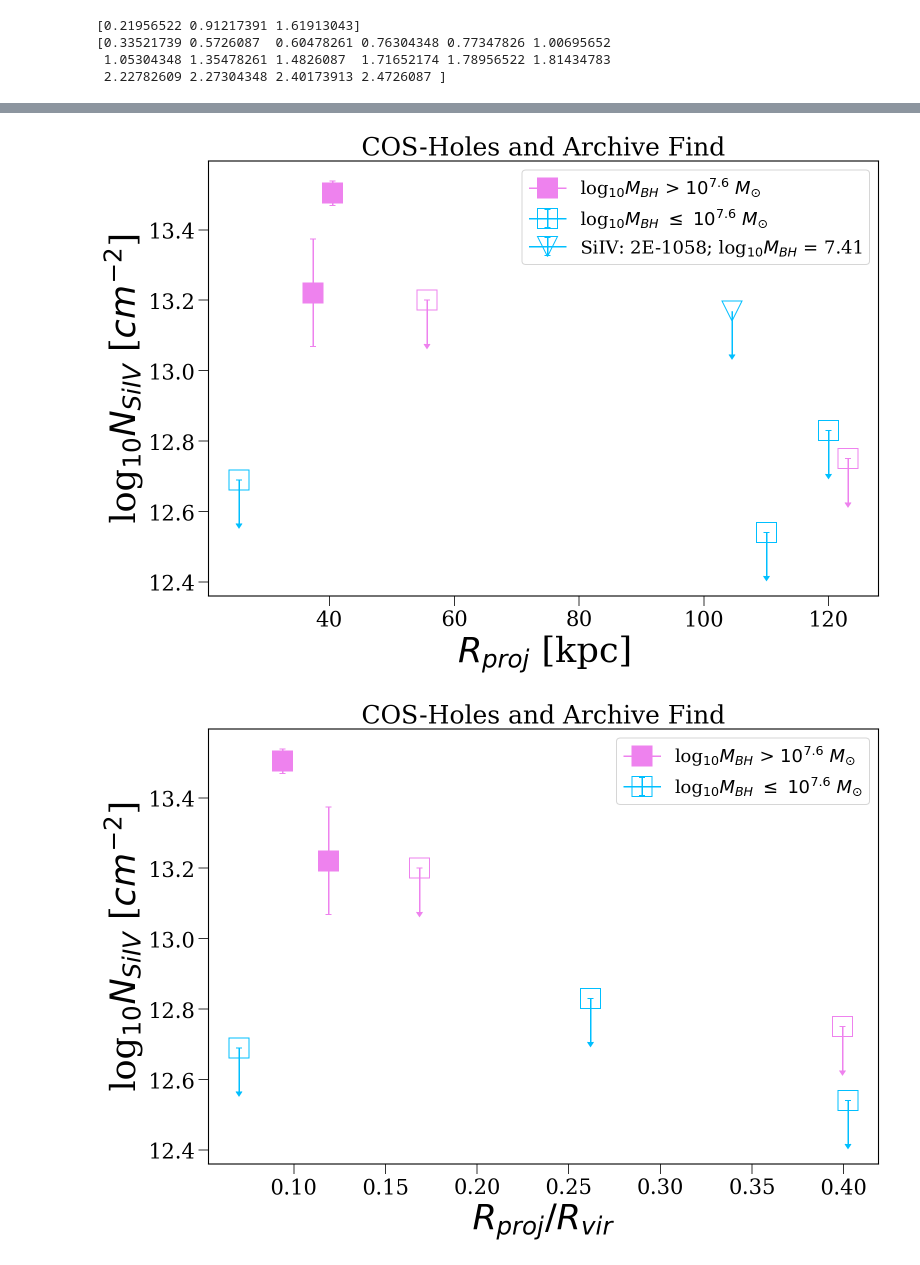
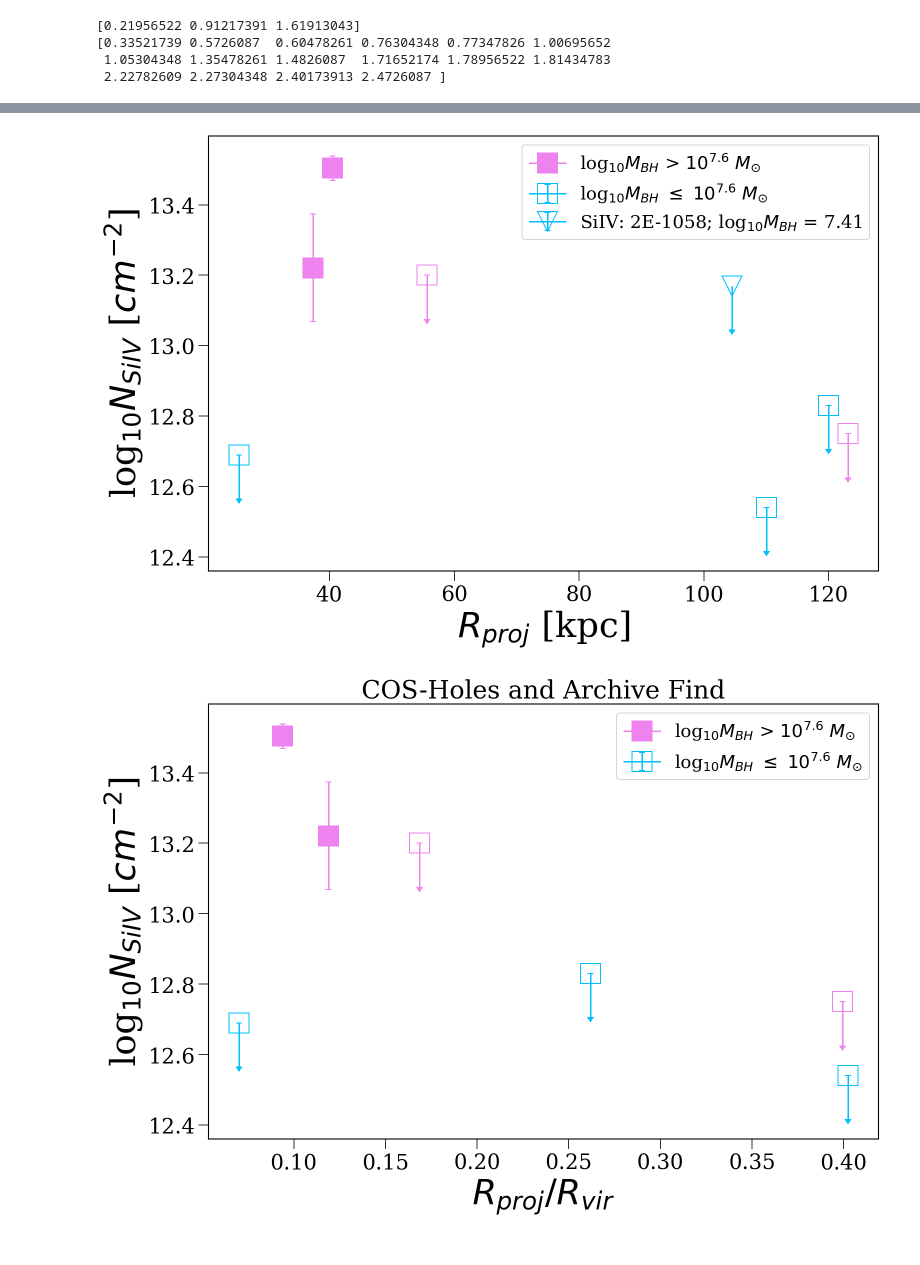
Before and after one commit to samlugarza/COS-Holes, a Jupyter notebook: veeper_and_voigt/COS-Holes_SiIV_Analysis.ipynb, the cells around one changed output, grey strips where cells are left out. Saved outputs shown, nothing was run; the diff lists cells and outputs as text; code cells hidden in the pictures.

```diff
--- a/veeper_and_voigt/COS-Holes_SiIV_Analysis.ipynb
+++ b/veeper_and_voigt/COS-Holes_SiIV_Analysis.ipynb
@@ -324,35 +324,35 @@ plt.errorbar(rproj[4], siiv_uplims[1], yerr=siiv_df_J1159['sigN'][2], uplims=Tru
 
 #####J1123
 plt.errorbar(rproj[6], siiv_uplims[2], yerr=siiv_df_J1159['sigN'][2], uplims=True, capsize = 3, c = 'deepskyblue',
              marker="s", mfc='none', markersize=20)
 
 ###### J0246
 plt.errorbar(rproj[7], siiv_uplims[3], yerr=siiv_df_J1159['sigN'][2], uplims=True, capsize = 3, c = 'violet',
              marker="s", mfc='none', markersize=20)
 
 #####J1235 - NGC 4564 (8)
 plt.errorbar (rproj[8], siiv_uplims[4], yerr=siiv_df_J1159['sigN'][2], uplims=True, capsize = 3, c = 'violet',
               marker="s",mfc='none',markersize=20)
 
 
 ############# Si IV Upper Limit from singular archive galaxy UGC 6093 - 2E1058
 plt.errorbar (104.50348, 13.17, yerr=siiv_df_J1159['sigN'][2],uplims=True, c = 'deepskyblue',
               marker="v",mfc='none',markersize=20, label = 'SiIV: 2E-1058; log$_{10}M_{BH}$ = 7.41')
 
 ########################################################
 
 #plt.axhline(13.3, c='k', ls=':', label='COSHoles Detection Limit')
 #plt.axvline(150, c='k', ls='-')
 #plt.ylim(12.5, 14.55)
 #plt.xlim(0, 300)
 plt.xlabel ('$R_{proj}$ [kpc]')
 plt.ylabel ('log$_{10}N_{SiIV}$ [$cm^{-2}$]')
-plt.title('COS-Holes and Archive Find', fontsize = 25)
+#plt.title('COS-Holes and Archive Find', fontsize = 25)
 plt.legend(loc=1)
 #plt.grid(True)
 plt.show()
 # %% [output]
-[figure, old version]
+[figure, new version]
 # %%
 #Now I guess we can start plotting some things.... Lets make Fig 4 (RHS- N vs Rproj/Rvir) from COS-Holes Proposal
 
```
Also changed, not shown: parts of 4 cells of this notebook, 2 other files.
